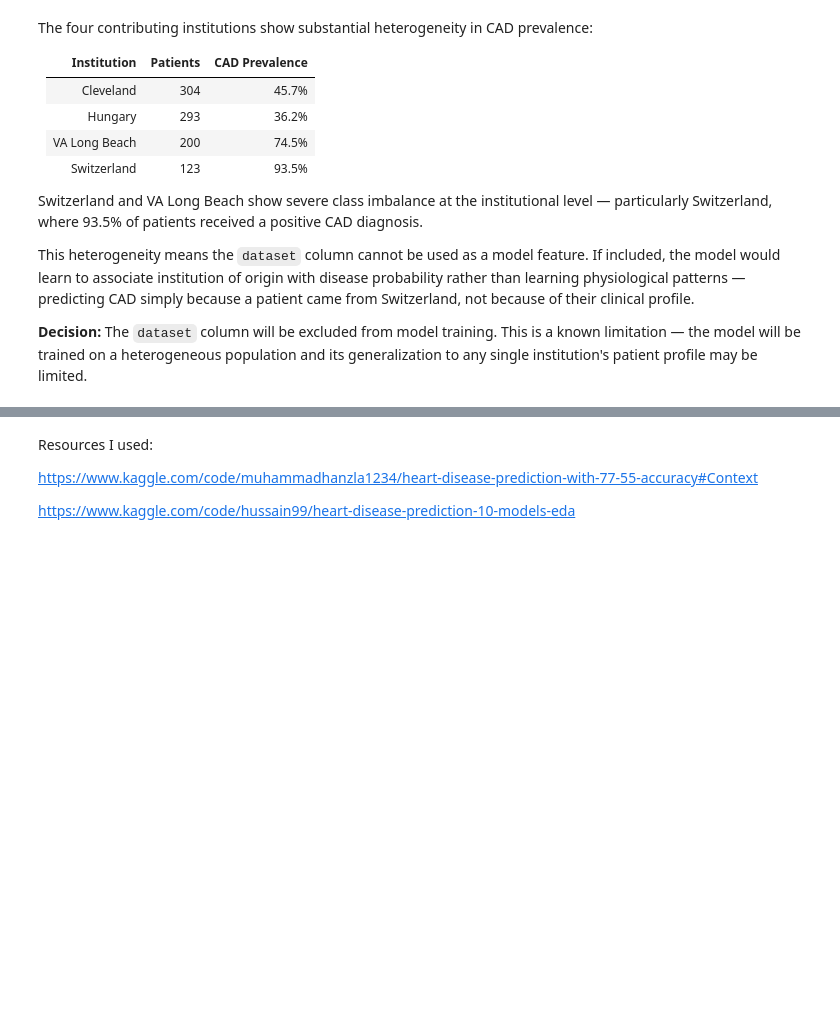
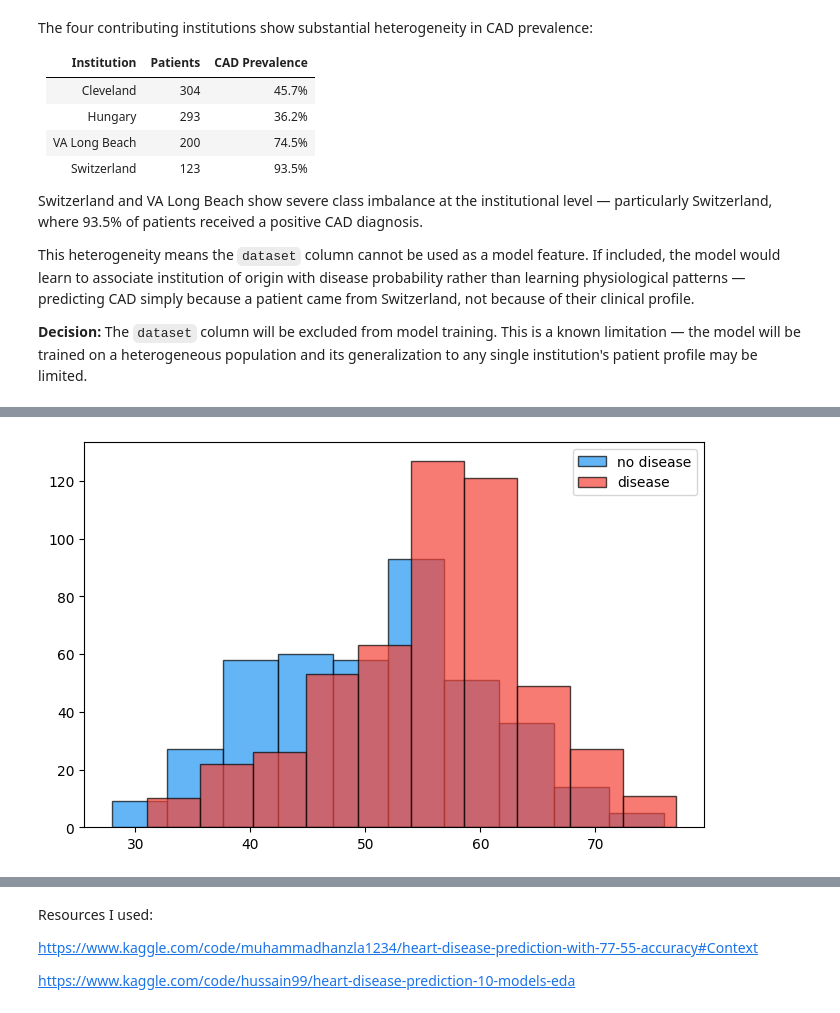
Before and after one commit to JoaquinCar/heart-disease-risk-predictor, a Jupyter notebook: data/EDA.ipynb, the cells around one changed output, grey strips where cells are left out. Drawn from its saved outputs; the diff is of its cells as text; code cells hidden in the pictures; blank space fills up the shorter version.

```diff
--- a/data/EDA.ipynb
+++ b/data/EDA.ipynb
@@ -376,0 +389,12 @@ institution's patient profile may be limited.
+# %%
+no_disease_ages = df[df['target'] == 0]['age']
+disease_ages = df[df['target'] == 1]['age']
+
+fig, ax = plt.subplots(figsize=(8, 5))
+ax.hist(no_disease_ages,bins=10,label='no disease',color='#2196F3',alpha=0.7,edgecolor='black')
+ax.hist(disease_ages,bins=10,label='disease',color='#F44336',alpha=0.7,edgecolor='black')
+
+ax.legend()
+plt.show()
+# %% [output]
+[figure, added]
```
Also changed, not shown: parts of 4 cells of this notebook.
